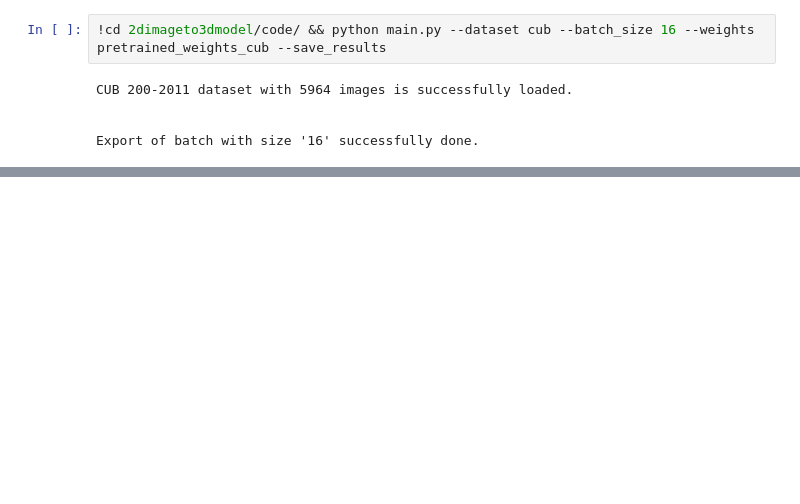
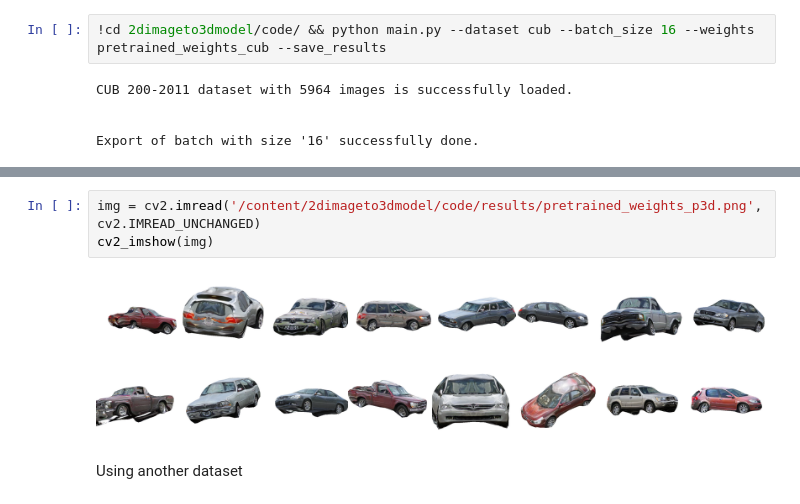
Before and after one commit to eduardoGo/image-process-project, a Jupyter notebook: project-colab.ipynb, the cells around one changed output, grey strips where cells are left out. Drawn from its saved outputs; the diff is of its cells as text; blank space fills up the shorter version.

```diff
--- a/project-colab.ipynb
+++ b/project-colab.ipynb
@@ -202,0 +217,7 @@ Export of batch with size '16' successfully done.
+# %%
+img = cv2.imread('/content/2dimageto3dmodel/code/results/pretrained_weights_p3d.png', cv2.IMREAD_UNCHANGED)
+cv2_imshow(img)
+# %% [output]
+[figure, added]
+# %% [markdown]
+Using another dataset
```
Also changed, not shown: parts of 31 cells of this notebook.
